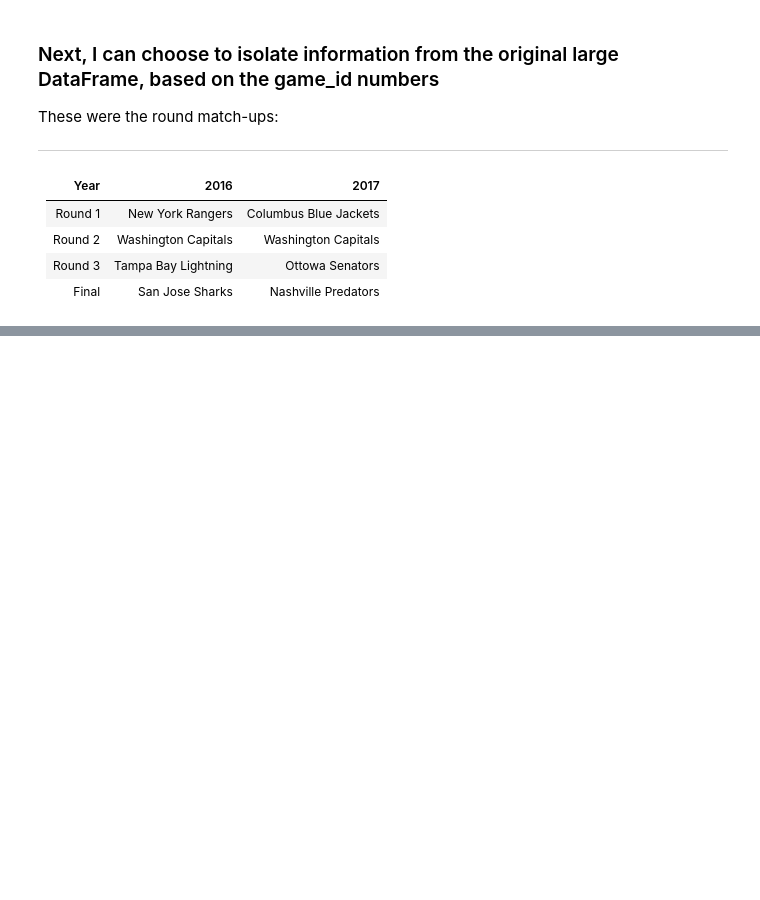
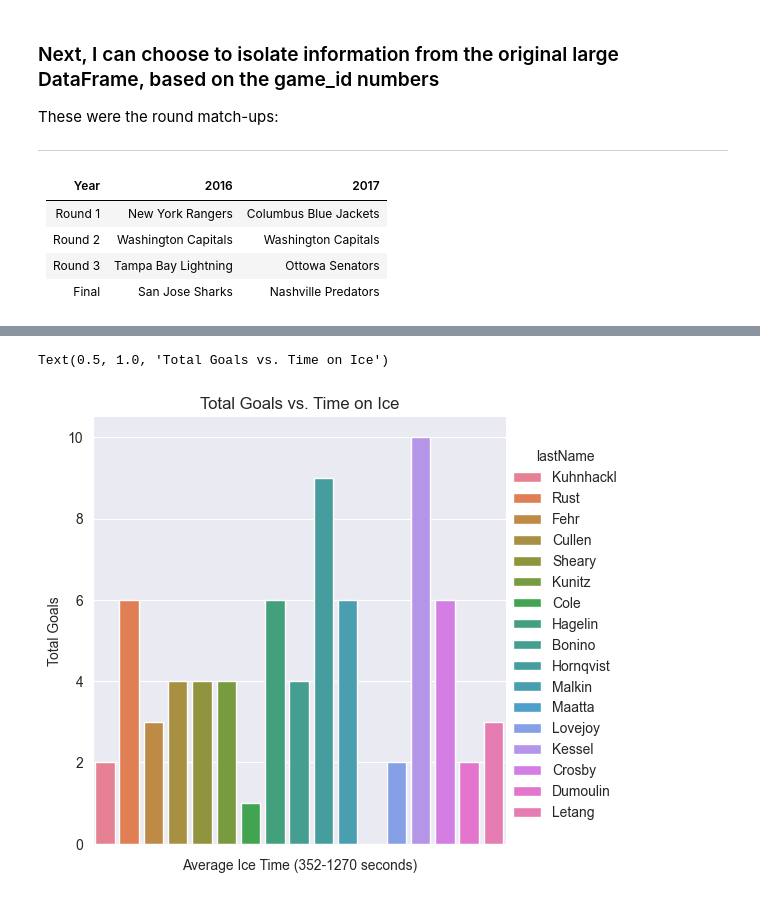
Before and after one commit to boncz/PenguinsHockeyAnalysis, a Jupyter notebook: PensPlayoffAnalysis.ipynb, the cells around one changed output, grey strips where cells are left out. Cells and saved outputs as stored; diff of their text form; code cells hidden in the pictures; blank space fills up the shorter version.

```diff
--- a/PensPlayoffAnalysis.ipynb
+++ b/PensPlayoffAnalysis.ipynb
@@ -544,3 +553,3 @@ pens_201516_playoff_skater_stats_df.head()
 # %%
-pens_201516_playoff_skater_stats_df = pens_201516_playoff_skater_stats_df.drop(['player_id','team_id'], axis=1)
+pens_2016_playoff_skater_stats_df = pens_2016_playoff_skater_stats_df.drop(['player_id','team_id'], axis=1)
 # %%
@@ -569,2 +578,2 @@ players_sums_df
 # %%
-players_sums_df['shots_made_percent'] = (players_sums_df['goals']/players_sums_df['shots'])*100
+players_2016_sums_df['shots_made_percent'] = (players_2016_sums_df['goals']/players_2016_sums_df['shots'])*100
@@ -581,6 +601,9 @@ HBK_stats.head()
 # %%
-fig = sns.catplot(data= players_sums_df, x='timeOnIce',y='goals',hue='lastName',kind='bar')
+fig = sns.catplot(data= players_2016_sums_df, x='timeOnIce',y='goals',hue='lastName',kind='bar')
 fig.set_axis_labels('Average Ice Time (352-1270 seconds)', 'Total Goals')
 fig.set(xticklabels=[])
 plt.title('Total Goals vs. Time on Ice')
+# %% [output]
+Text(0.5, 1.0, 'Total Goals vs. Time on Ice')
+[figure, added]
 # %%
```
Also changed, not shown: parts of 31 cells of this notebook.
